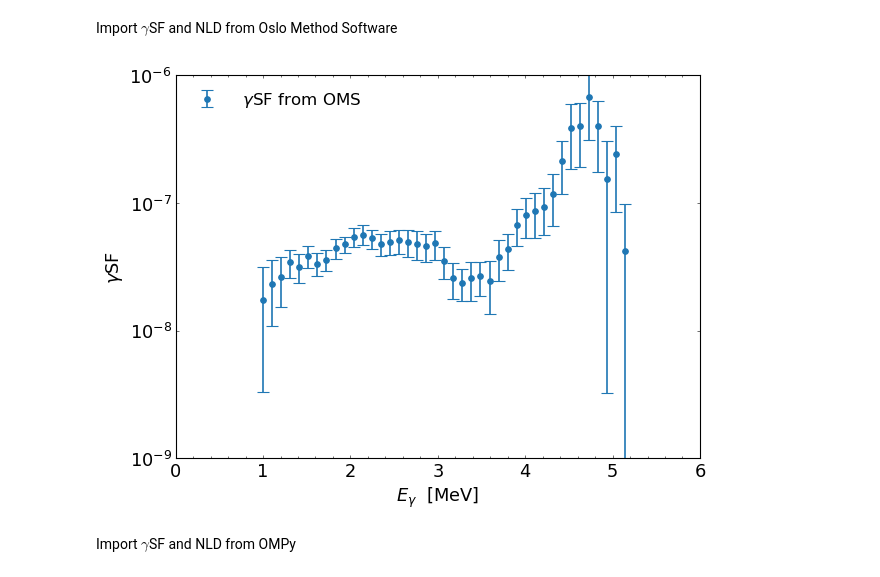
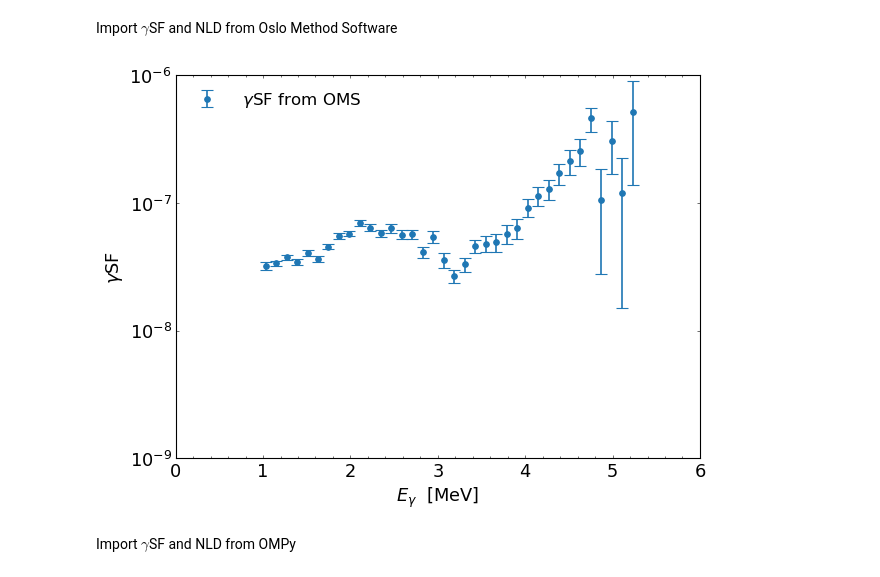
Before and after one commit to tellefs/MasterThesis, a Jupyter notebook: comparing.ipynb, the cells around one changed output. Saved outputs shown, nothing was run; the diff lists cells and outputs as text; code cells hidden in the pictures.

```diff
--- a/comparing.ipynb
+++ b/comparing.ipynb
@@ -68,9 +68,8 @@ plt.rcParams["figure.dpi"] = 80
 Import $\gamma$SF and NLD from Oslo Method Software
 # %%
 #reading files
-OMS_path = 'analysis/OMS/04_FEB/'
-#OMS_path = 'analysis/OMS/29_JAN_2/'
 def read_OMS(OMS_path):
+    #OMS = Oslo Method Software
     #My normalization
     strength_nrm = np.genfromtxt(OMS_path+"strength.nrm") #experimental gamma strength function
     discrete_levels = np.genfromtxt(OMS_path+"rholev.cnt") #Discrete levels
@@ -81,9 +80,19 @@ def read_OMS(OMS_path):
     fg_exp_file = OMS_path+'fg.rsg'
     fg_exp_err_file = OMS_path+'fgerr.rsg'
 
+    #reading calibration constants from strength.cpp
+    infile = open(OMS_path+'strength.cpp', 'r')
+    for line in infile:
+        values = line.split()
+        if len(values)>1 and values[1]=='a0':
+            a0 = float(values[3][:-1])
+        if len(values)>1 and values[1]=='a1':
+            a1 = float(values[3][:-1])
+            break
+
     #splitting arrays into data and errors
     strength_nrm_split = np.array_split(strength_nrm,2)
-    gsf_OMS = strength_nrm_split[0] #OMS = Oslo Method Software
+    gsf_OMS = strength_nrm_split[0]
     gsf_OMS_error = strength_nrm_split[1]
 
     rhopaw_split = np.array_split(rhopaw, 2)
@@ -91,8 +100,6 @@ def read_OMS(OMS_path):
     nld_OMS_error = rhopaw_split[1]
 
     #variables for this experiment
-    a0 = -0.8671 #calibration constants
-    a1 = 0.1037
     Sn = 5.762
     rhoSn = 28.07e6
     rhoSn_error = 7.02e6
@@ -120,39 +127,35 @@ def read_OMS(OMS_path):
     energy_gsf_extrapolation=np.zeros(n_trans_raw)
     for i in range(n_trans_raw):
         energy_gsf_extrapolation[i] = a0 + a1*i
         gsf_extrapolation[i] = trans_raw[i]/(2*3.14*energy_gsf_extrapolation[i]**3)
 
 
     gsf_values = [energy_gsf_OMS, gsf_OMS, gsf_OMS_error]
     nld_values = [energy_nld_OMS, nld_OMS, nld_OMS_error, discrete_levels, fermigas, rhoSn, rhoSn_error, Sn, n0_CT, n1_CT]
     return gsf_values, nld_values
 
-gsf_values = read_OMS('analysis/OMS/02_FEB/')[0]
+gsf_values = read_OMS('analysis/OMS/120keVperBin/')[0]
 
 energy_gsf_OMS = gsf_values[0]
 gsf_OMS = gsf_values[1]
 gsf_OMS_error = gsf_values[2]
 
 fig, ax = plt.subplots()
 
 #OMS-analysis
 ax.errorbar(x=energy_gsf_OMS, y=gsf_OMS, yerr=gsf_OMS_error, marker='o', linestyle='', label=' $\gamma$SF from OMS')
-
-#extrapolation from OMS-analysis
-#plt.plot(energy_gsf_extrapolation[:80], gsf_extrapolation[:80])
-
 ax.set_ylim(1e-9, 1e-6)
 ax.set_xlim(0, 6)
 ax.set_yscale('log')
 ax.yaxis.set_minor_locator(AutoMinorLocator())
 ax.xaxis.set_minor_locator(AutoMinorLocator())
 ax.set_xlabel('$E_\gamma$  [MeV]')
 ax.set_ylabel('$\gamma$SF')
 ax.legend(fontsize=15)
 
 fig.show()
 # %% [output]
-[figure, old version]
+[figure, new version]
 # %%
 #datetimes = ['02-04_17:11:09', '02-04_22:42:51', '02-04_15:39:51', '02-08_09:57:20']
 #datetimes = ['02-22_17:36:16', '02-23_10:02:57', '02-23_13:03:23']
```
Also changed, not shown: parts of 5 cells of this notebook, 6 other files.
